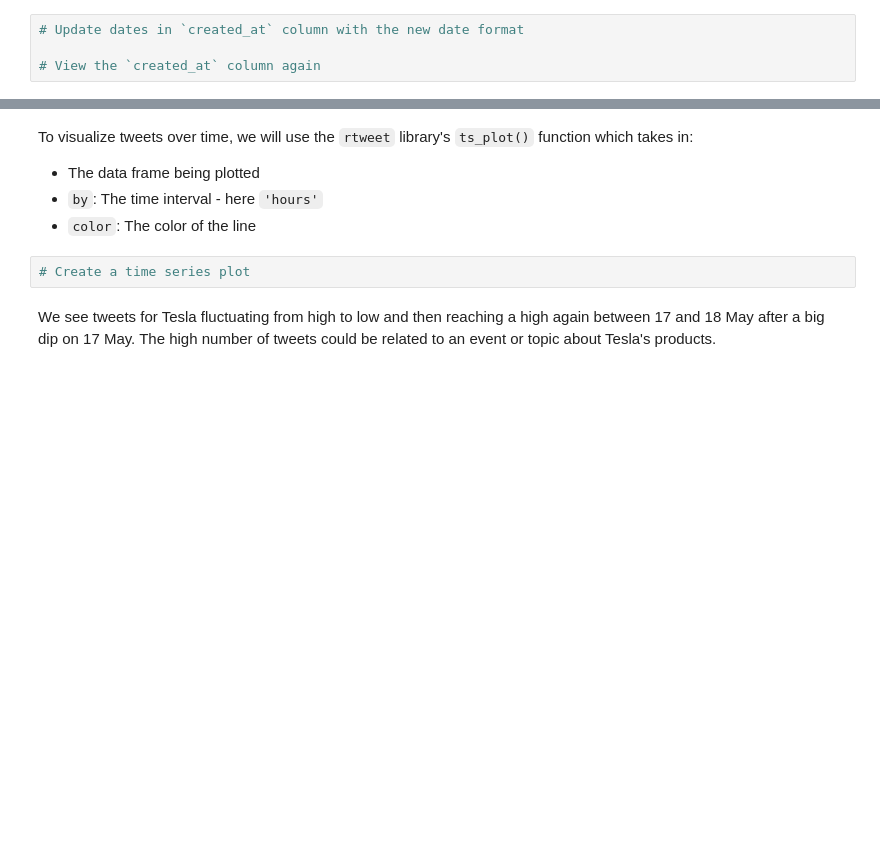
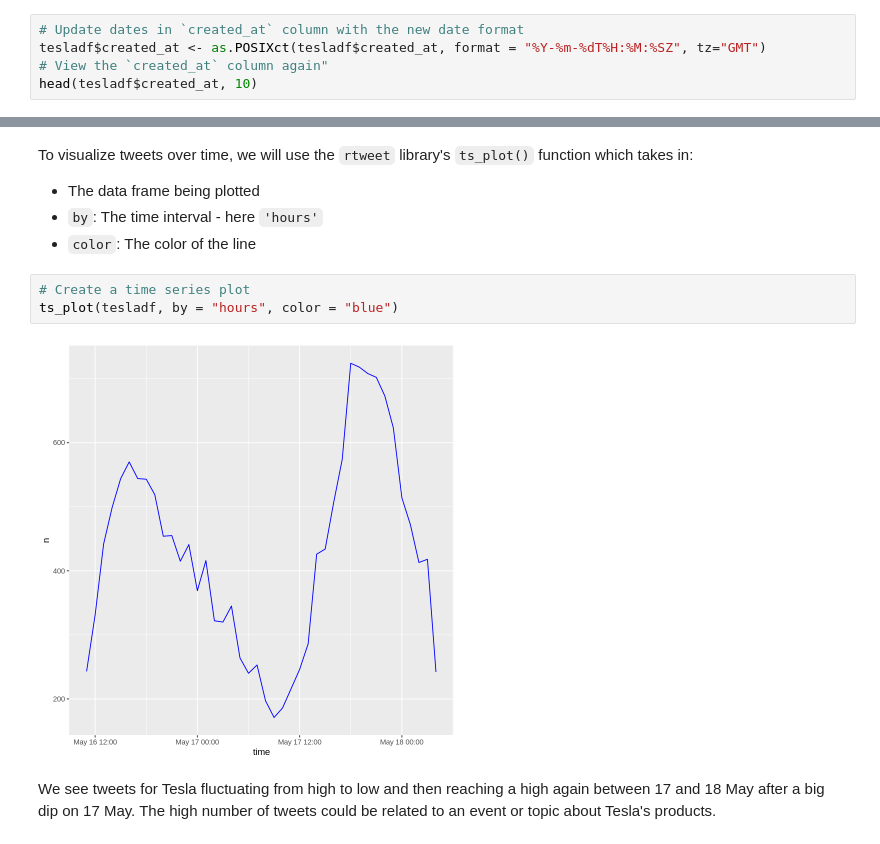
Before and after one commit to ratfarts/datasciencecoursera, a Jupyter notebook: Copy_of_brand_analysis_session_notebook.ipynb, the cells around one changed output, grey strips where cells are left out. Saved outputs shown, nothing was run; the diff lists cells and outputs as text; blank space fills up the shorter version.

```diff
--- a/Copy_of_brand_analysis_session_notebook.ipynb
+++ b/Copy_of_brand_analysis_session_notebook.ipynb
@@ -195,5 +297,6 @@ Inputs for `format` argument to convert date-time format:
 </p>
 # %%
 # Update dates in `created_at` column with the new date format
-
-# View the `created_at` column again
+tesladf$created_at <- as.POSIXct(tesladf$created_at, format = "%Y-%m-%dT%H:%M:%SZ", tz="GMT")
+# View the `created_at` column again"
+head(tesladf$created_at, 10)
@@ -204,6 +313,9 @@ To visualize tweets over time, we will use the `rtweet` library's `ts_plot()` fu
 * `color`: The color of the line
 # %%
 # Create a time series plot
+ts_plot(tesladf, by = "hours", color = "blue")
+# %% [output]
+[figure, added]
 # %% [markdown]
 We see tweets for Tesla fluctuating from high to low and then reaching a high again between 17 and 18 May after a big dip on 17 May. The high number of tweets could be related to an event or topic about Tesla's products.
 # %% [markdown]
```
Also changed, not shown: parts of 18 cells of this notebook.
